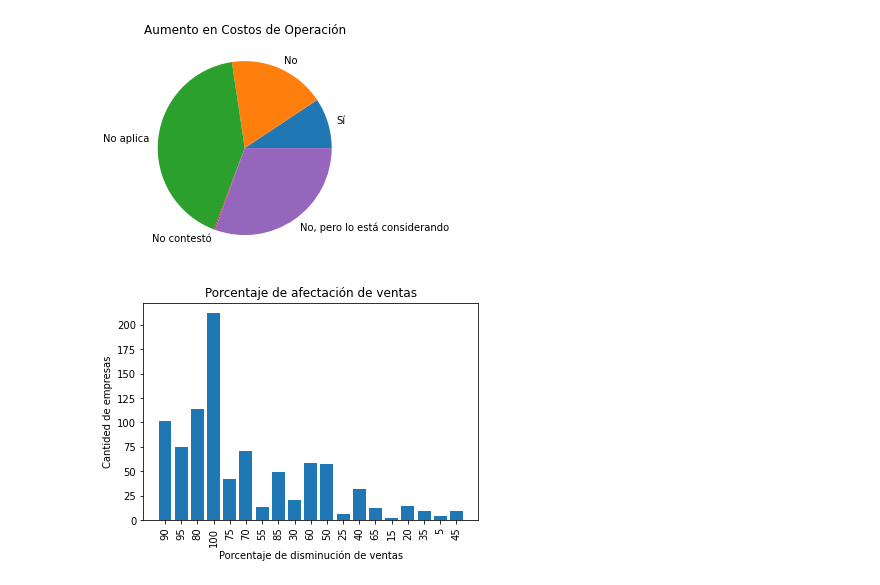
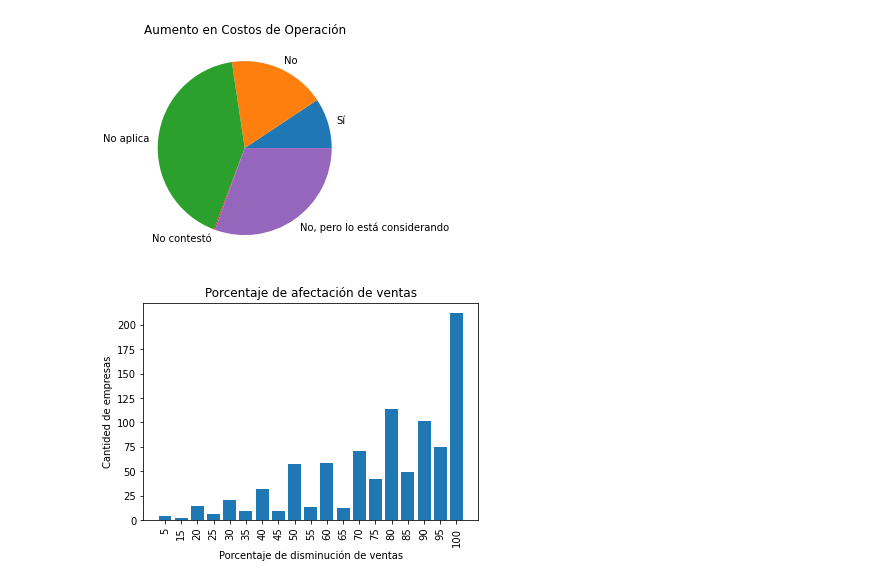
Before and after one commit to CristinaCruzD/Urban_lab_O2020, a Jupyter notebook: PAP-Urbanlab.ipynb, the cells around one changed output. Drawn from its saved outputs; the diff is of its cells as text; code cells hidden in the pictures.

```diff
--- a/PAP-Urbanlab.ipynb
+++ b/PAP-Urbanlab.ipynb
@@ -117,26 +117,26 @@ Text(0.5, 1.0, 'Aumento en Costos de Operación')
 # %%
 # grafica de porcentaje de ventas
 ventas = list(df['ventas_porcentaje'])
 ventas =list(filter(lambda a: a != 997, ventas))
 ventas =list(filter(lambda a: a != 998, ventas))
 ventas =list(filter(lambda a: a != 999, ventas))
 
 a = Counter(ventas)
-f =list(a.items())
+f =sorted(list(a.items()))
 
 labels, values = zip(*f)
 indexes = np.arange(len(labels))
 width = 0.8
 
 plt.bar(indexes, values, width, align = "center")
 plt.xticks(indexes, labels)
 plt.xticks(rotation = 90)
 plt.xlabel('Porcentaje de disminución de ventas')
 plt.ylabel('Cantided de empresas')
 plt.title('Porcentaje de afectación de ventas')
 plt.show()
 # %% [output]
-[figure, old version]
+[figure, new version]
 # %%
 data = data.replace({"Más de 52": 52, "De 26 a 52": int(26), "No aplica": int(100), "No contesto": int(101),
                      "No sé":int(102), "Más de un año":int(12)})
```
